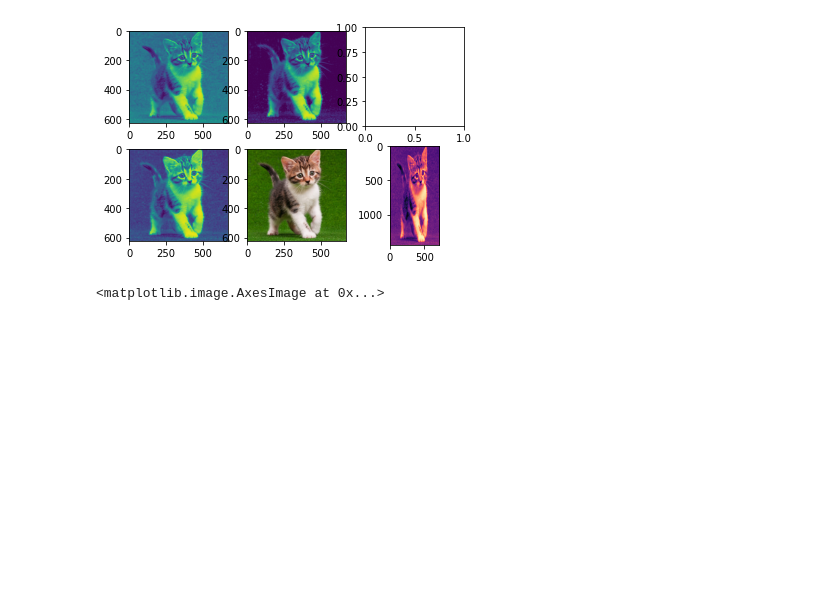
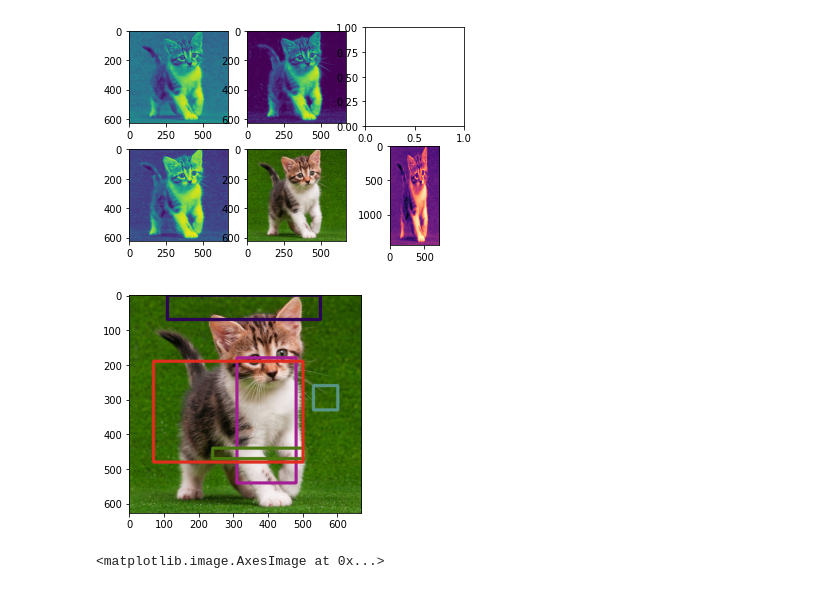
Before and after one commit to Auful01/PCVK, a Jupyter notebook: Week2.ipynb, the cells around one changed output. Saved outputs shown, nothing was run; the diff lists cells and outputs as text; code cells hidden in the pictures; blank space fills up the shorter version.

```diff
--- a/Week2.ipynb
+++ b/Week2.ipynb
@@ -179,6 +179,16 @@ axarr[1,2].imshow(img_gray2, cmap='magma')
 # %% [output]
 <matplotlib.image.AxesImage at 0x...>
 [figure]
+# %%
+import random
+
+images10 = cv.imread('/content/drive/MyDrive/PCVK/kitten01.jpg', cv.IMREAD_COLOR)
+for x in range (5):
+  # print(random.randrange(0, images10.shape[0],3))
+  cv.rectangle(images10,pt1=(random.randrange(0, images10.shape[0], 10),random.randrange(0,images10.shape[1], 10)), pt2=(random.randrange(0,images10.shape[0], 10),random.randrange(0,images10.shape[1], 10)), color=(random.randrange(0,255,15),random.randrange(0,255,15),random.randrange(0,255,15)), thickness=8)
+  plt.imshow(cv.cvtColor(images10,cv.COLOR_BGR2RGB))
+# %% [output]
+[figure, added]
 # %%
 plt.imshow(cv.flip(images3,0))
 # %% [output]
```
